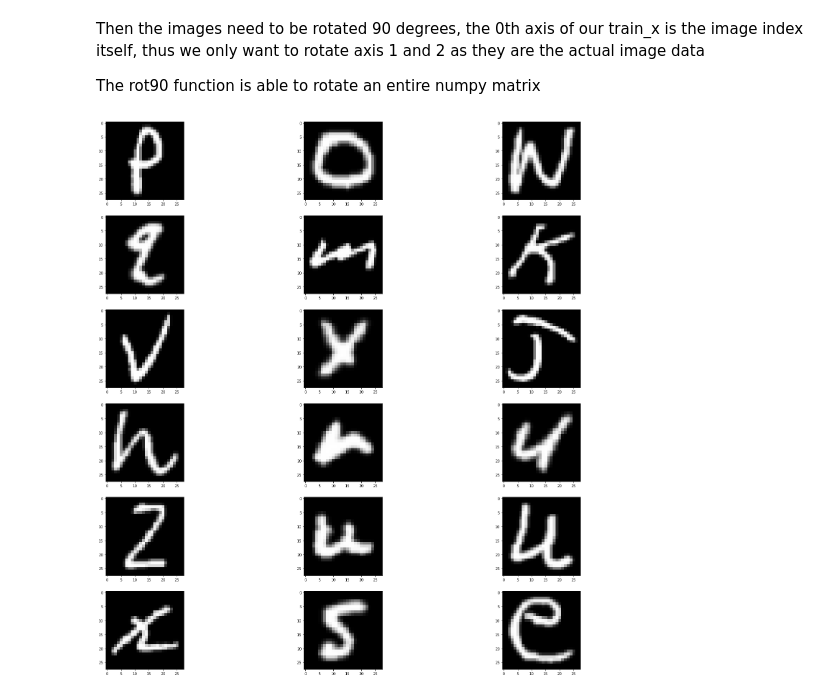
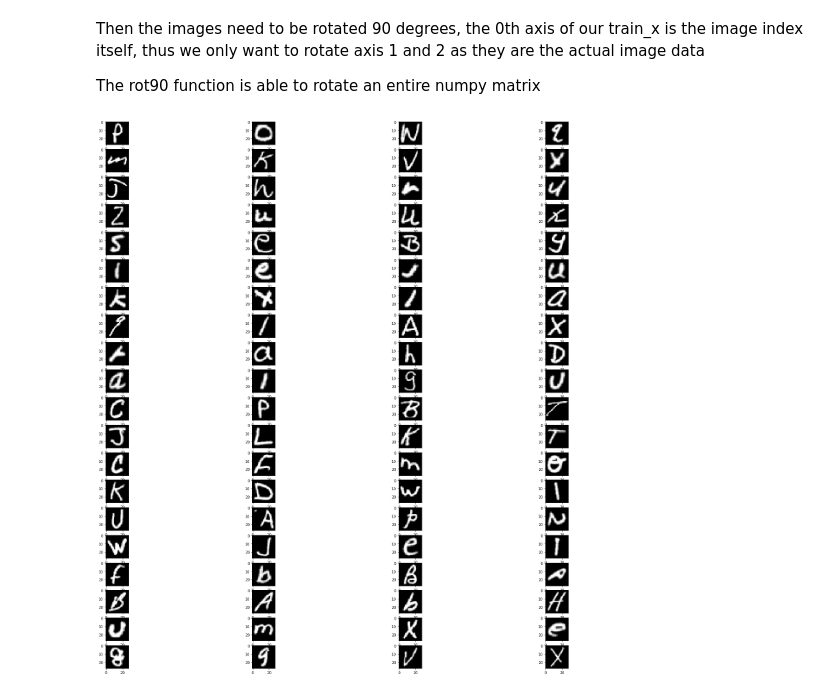
Before and after one commit to tetolab/mofdetector, a Jupyter notebook: mofdetector.ipynb, the cells around one changed output. Cells and saved outputs as stored; diff of their text form; code cells hidden in the pictures.

```diff
--- a/mofdetector.ipynb
+++ b/mofdetector.ipynb
@@ -57,10 +75,10 @@ train_x = np.fliplr(train_x)
 train_x = np.rot90(train_x, axes=(2, 1))
 # %%
 figure = plt.figure(figsize=(28, 28))
-columns = 3
-rows = 6
+columns = 4
+rows = 20
 for i in range(1, columns * rows + 1):
     figure.add_subplot(rows, columns, i)
     plt.imshow(train_x[i], cmap='gray')
 # %% [output]
-[figure, old version]
+[figure, new version]
```
Also changed, not shown: parts of 3 cells of this notebook.
